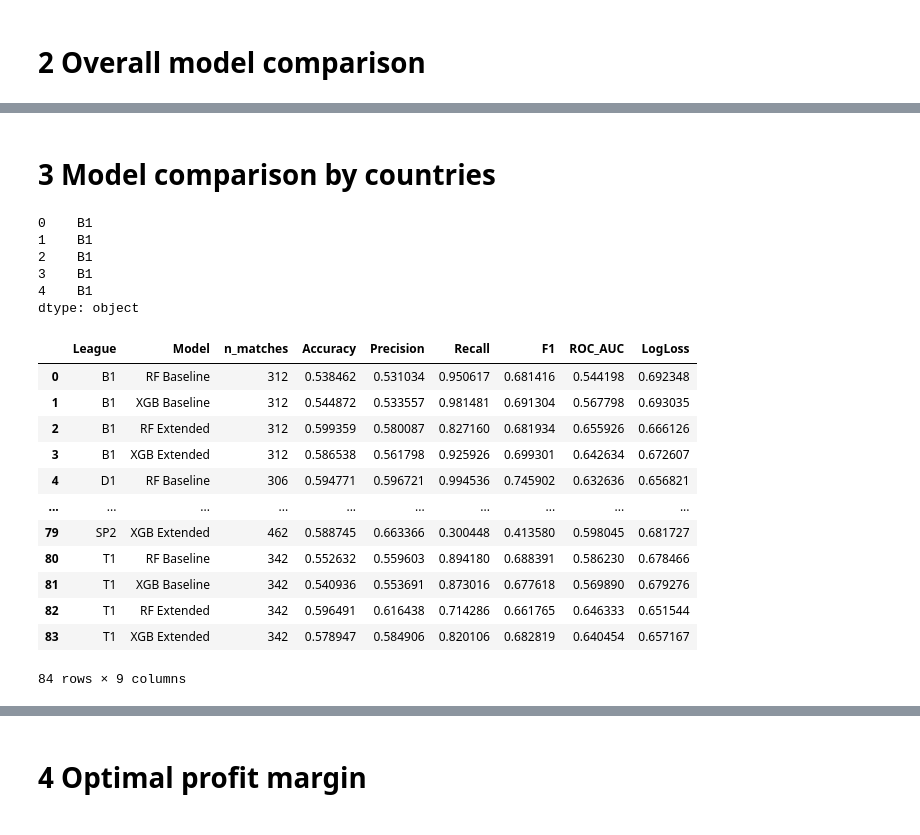
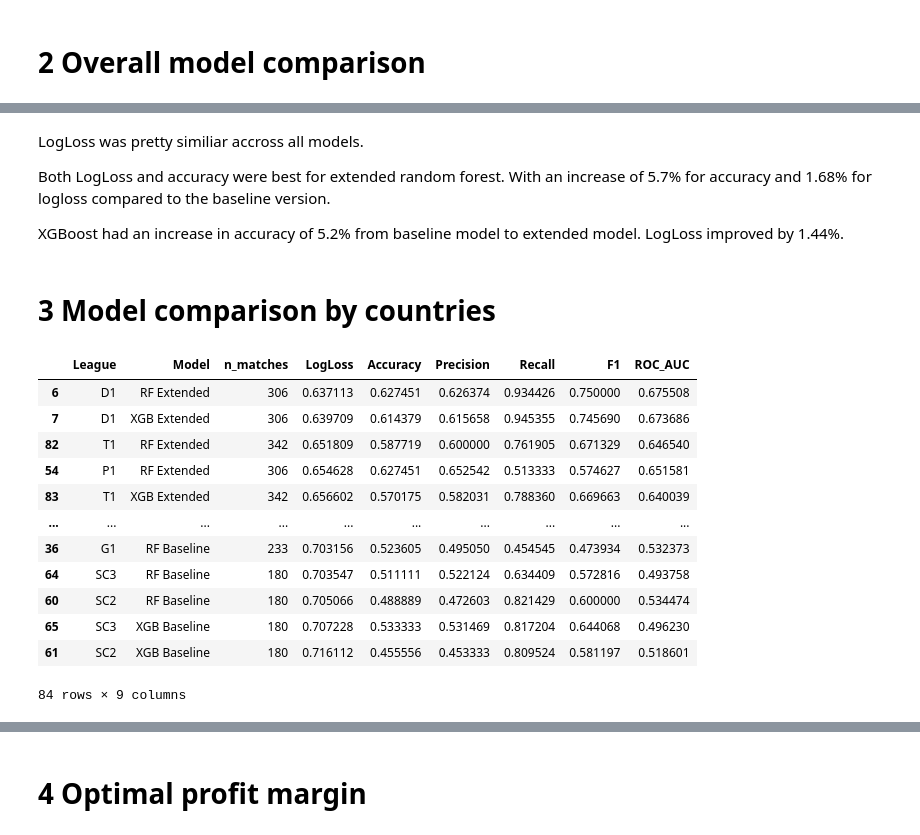
Before and after one commit to OndrejZ24/soccer-leagues-predictions, a Jupyter notebook: model_comparison.ipynb, the cells around one changed output, grey strips where cells are left out. Drawn from its saved outputs; the diff is of its cells as text; code cells hidden in the pictures.

```diff
--- a/model_comparison.ipynb
+++ b/model_comparison.ipynb
@@ -196,71 +193,64 @@ plt.show()
+# %% [markdown]
+LogLoss was pretty similiar accross all models.
+
+Both LogLoss and accuracy were best for extended random forest. With an increase of 5.7% for accuracy and 1.68% for logloss compared to the baseline version.
+
+XGBoost had an increase in accuracy of 5.2% from baseline model to extended model. LogLoss improved by 1.44%.
 # %% [markdown]
 # 3 Model comparison by countries
-# %%
-# Find the dummy columns for leagues (Div_*)
-div_cols = [c for c in X_test_basic.columns if c.startswith("Div_")]
-
-# For each row, pick the Div_* column with the highest value (=1)
-test_leagues = X_test_basic[div_cols].idxmax(axis=1)
-
-# remove 'Div_' prefix
-test_leagues = test_leagues.str.replace("^Div_", "", regex=True)
-
-test_leagues.head()
-# %% [output]
-0    B1
-1    B1
-2    B1
-3    B1
-4    B1
-dtype: object
 # %%
+# Create a new dataset divided into country leagues
+div_cols = [c for c in X_test_basic.columns if c.startswith("Div_")]
+test_leagues = X_test_basic[div_cols].idxmax(axis=1)
+test_leagues = test_leagues.str.replace("^Div_", "", regex=True)
+
+
 metrics_country_rows = []
 unique_leagues = sorted(test_leagues.unique())
 
 for league in unique_leagues:
     mask = (test_leagues == league)
 
     for name, kind, model, X_test, y_test in models:
-        # Subset test set to this league
         X_sub = X_test[mask]
         y_sub = y_test[mask]
 
-        # XGBoost needs renamed columns (copy, no inplace)
+        # Renamed columns for xgboost
         if kind == "xgb":
             X_eval = X_sub.rename(columns=rename_map)
         else:
             X_eval = X_sub
 
         # Predict probabilities and class labels
         proba = model.predict_proba(X_eval)[:, 1]
         y_pred = (proba >= 0.5).astype(int)
 
         metrics_country_rows.append({
             "League": league,
             "Model": name,
             "n_matches": mask.sum(),
+            "LogLoss": log_loss(y_sub, proba),
             "Accuracy": accuracy_score(y_sub, y_pred),
             "Precision": precision_score(y_sub, y_pred, zero_division=0),
             "Recall": recall_score(y_sub, y_pred, zero_division=0),
             "F1": f1_score(y_sub, y_pred, zero_division=0),
             "ROC_AUC": roc_auc_score(y_sub, proba),
-            "LogLoss": log_loss(y_sub, proba)
         })
 
 metrics_country_df = pd.DataFrame(metrics_country_rows)
-metrics_country_df
+metrics_country_df.sort_values(by = "LogLoss")
 # %% [output]
-|  | League | Model | n_matches | Accuracy | Precision | Recall | F1 | ROC_AUC | LogLoss |
-| 0 | B1 | RF Baseline | 312 | 0.538462 | 0.531034 | 0.950617 | 0.681416 | 0.544198 | 0.692348 |
-| 1 | B1 | XGB Baseline | 312 | 0.544872 | 0.533557 | 0.981481 | 0.691304 | 0.567798 | 0.693035 |
-| 2 | B1 | RF Extended | 312 | 0.599359 | 0.580087 | 0.827160 | 0.681934 | 0.655926 | 0.666126 |
-| 3 | B1 | XGB Extended | 312 | 0.586538 | 0.561798 | 0.925926 | 0.699301 | 0.642634 | 0.672607 |
-| 4 | D1 | RF Baseline | 306 | 0.594771 | 0.596721 | 0.994536 | 0.745902 | 0.632636 | 0.656821 |
+|  | League | Model | n_matches | LogLoss | Accuracy | Precision | Recall | F1 | ROC_AUC |
+| 6 | D1 | RF Extended | 306 | 0.637113 | 0.627451 | 0.626374 | 0.934426 | 0.750000 | 0.675508 |
+| 7 | D1 | XGB Extended | 306 | 0.639709 | 0.614379 | 0.615658 | 0.945355 | 0.745690 | 0.673686 |
+| 82 | T1 | RF Extended | 342 | 0.651809 | 0.587719 | 0.600000 | 0.761905 | 0.671329 | 0.646540 |
+| 54 | P1 | RF Extended | 306 | 0.654628 | 0.627451 | 0.652542 | 0.513333 | 0.574627 | 0.651581 |
+| 83 | T1 | XGB Extended | 342 | 0.656602 | 0.570175 | 0.582031 | 0.788360 | 0.669663 | 0.640039 |
 | ... | ... | ... | ... | ... | ... | ... | ... | ... | ... |
-| 79 | SP2 | XGB Extended | 462 | 0.588745 | 0.663366 | 0.300448 | 0.413580 | 0.598045 | 0.681727 |
-| 80 | T1 | RF Baseline | 342 | 0.552632 | 0.559603 | 0.894180 | 0.688391 | 0.586230 | 0.678466 |
-| 81 | T1 | XGB Baseline | 342 | 0.540936 | 0.553691 | 0.873016 | 0.677618 | 0.569890 | 0.679276 |
-| 82 | T1 | RF Extended | 342 | 0.596491 | 0.616438 | 0.714286 | 0.661765 | 0.646333 | 0.651544 |
-| 83 | T1 | XGB Extended | 342 | 0.578947 | 0.584906 | 0.820106 | 0.682819 | 0.640454 | 0.657167 |
+| 36 | G1 | RF Baseline | 233 | 0.703156 | 0.523605 | 0.495050 | 0.454545 | 0.473934 | 0.532373 |
+| 64 | SC3 | RF Baseline | 180 | 0.703547 | 0.511111 | 0.522124 | 0.634409 | 0.572816 | 0.493758 |
+| 60 | SC2 | RF Baseline | 180 | 0.705066 | 0.488889 | 0.472603 | 0.821429 | 0.600000 | 0.534474 |
+| 65 | SC3 | XGB Baseline | 180 | 0.707228 | 0.533333 | 0.531469 | 0.817204 | 0.644068 | 0.496230 |
+| 61 | SC2 | XGB Baseline | 180 | 0.716112 | 0.455556 | 0.453333 | 0.809524 | 0.581197 | 0.518601 |
 84 rows × 9 columns
 # %%
```
Also changed, not shown: parts of 15 cells of this notebook.
